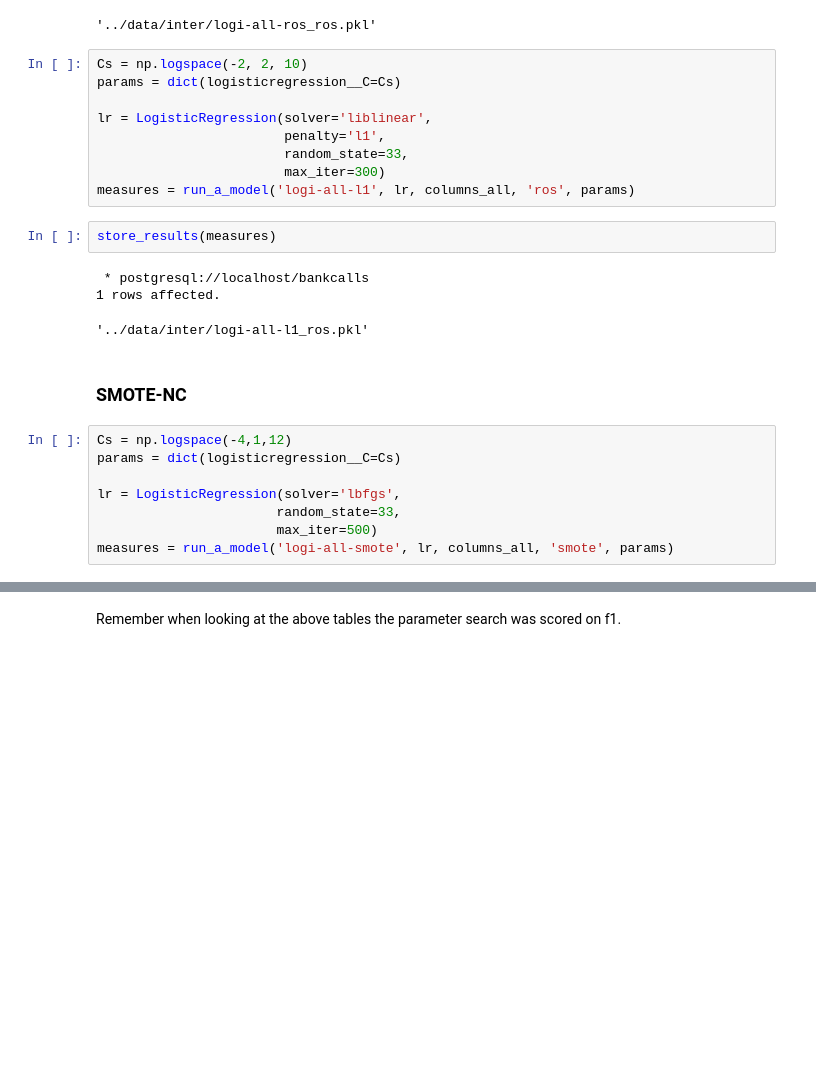
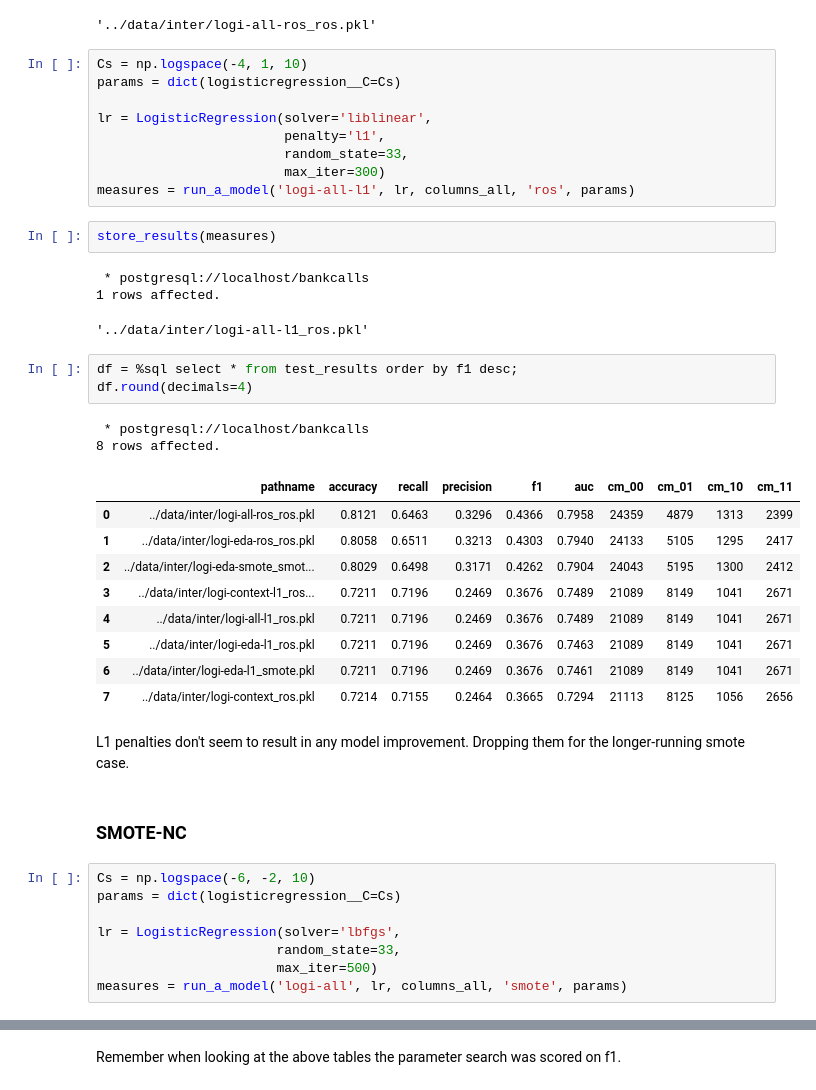
Before and after one commit to j-carson/telemarketing-classification, a Jupyter notebook: src/LR_models.ipynb, the cells around one changed output, grey strips where cells are left out. Saved outputs shown, nothing was run; the diff lists cells and outputs as text; blank space fills up the shorter version.

Commit message:
model results for Logistic and RandomForest

```diff
--- a/src/LR_models.ipynb
+++ b/src/LR_models.ipynb
@@ -257,7 +259,7 @@ store_results(measures)
 1 rows affected.
 '../data/inter/logi-all-ros_ros.pkl'
 # %%
-Cs = np.logspace(-2, 2, 10)
+Cs = np.logspace(-4, 1, 10)
 params = dict(logisticregression__C=Cs)
 
 lr = LogisticRegression(solver='liblinear',
@@ -271,13 +273,30 @@ store_results(measures)
  * postgresql://localhost/bankcalls
 1 rows affected.
 '../data/inter/logi-all-l1_ros.pkl'
+# %%
+df = %sql select * from test_results order by f1 desc;
+df.round(decimals=4)
+# %% [output]
+ * postgresql://localhost/bankcalls
+8 rows affected.
+|  | pathname | accuracy | recall | precision | f1 | auc | cm_00 | cm_01 | cm_10 | cm_11 |
+| 0 | ../data/inter/logi-all-ros_ros.pkl | 0.8121 | 0.6463 | 0.3296 | 0.4366 | 0.7958 | 24359 | 4879 | 1313 | 2399 |
+| 1 | ../data/inter/logi-eda-ros_ros.pkl | 0.8058 | 0.6511 | 0.3213 | 0.4303 | 0.7940 | 24133 | 5105 | 1295 | 2417 |
+| 2 | ../data/inter/logi-eda-smote_smot... | 0.8029 | 0.6498 | 0.3171 | 0.4262 | 0.7904 | 24043 | 5195 | 1300 | 2412 |
+| 3 | ../data/inter/logi-context-l1_ros... | 0.7211 | 0.7196 | 0.2469 | 0.3676 | 0.7489 | 21089 | 8149 | 1041 | 2671 |
+| 4 | ../data/inter/logi-all-l1_ros.pkl | 0.7211 | 0.7196 | 0.2469 | 0.3676 | 0.7489 | 21089 | 8149 | 1041 | 2671 |
+| 5 | ../data/inter/logi-eda-l1_ros.pkl | 0.7211 | 0.7196 | 0.2469 | 0.3676 | 0.7463 | 21089 | 8149 | 1041 | 2671 |
+| 6 | ../data/inter/logi-eda-l1_smote.pkl | 0.7211 | 0.7196 | 0.2469 | 0.3676 | 0.7461 | 21089 | 8149 | 1041 | 2671 |
+| 7 | ../data/inter/logi-context_ros.pkl | 0.7214 | 0.7155 | 0.2464 | 0.3665 | 0.7294 | 21113 | 8125 | 1056 | 2656 |
+# %% [markdown]
+L1 penalties don't seem to result in any model improvement. Dropping them for the longer-running smote case.
 # %% [markdown]
 ### SMOTE-NC
 # %%
-Cs = np.logspace(-4,1,12)
+Cs = np.logspace(-6, -2, 10)
 params = dict(logisticregression__C=Cs)
 
 lr = LogisticRegression(solver='lbfgs',
                        random_state=33,
                        max_iter=500)
-measures = run_a_model('logi-all-smote', lr, columns_all, 'smote', params)
+measures = run_a_model('logi-all', lr, columns_all, 'smote', params)
```
Also changed, not shown: parts of 25 cells of this notebook, 4 other files.
